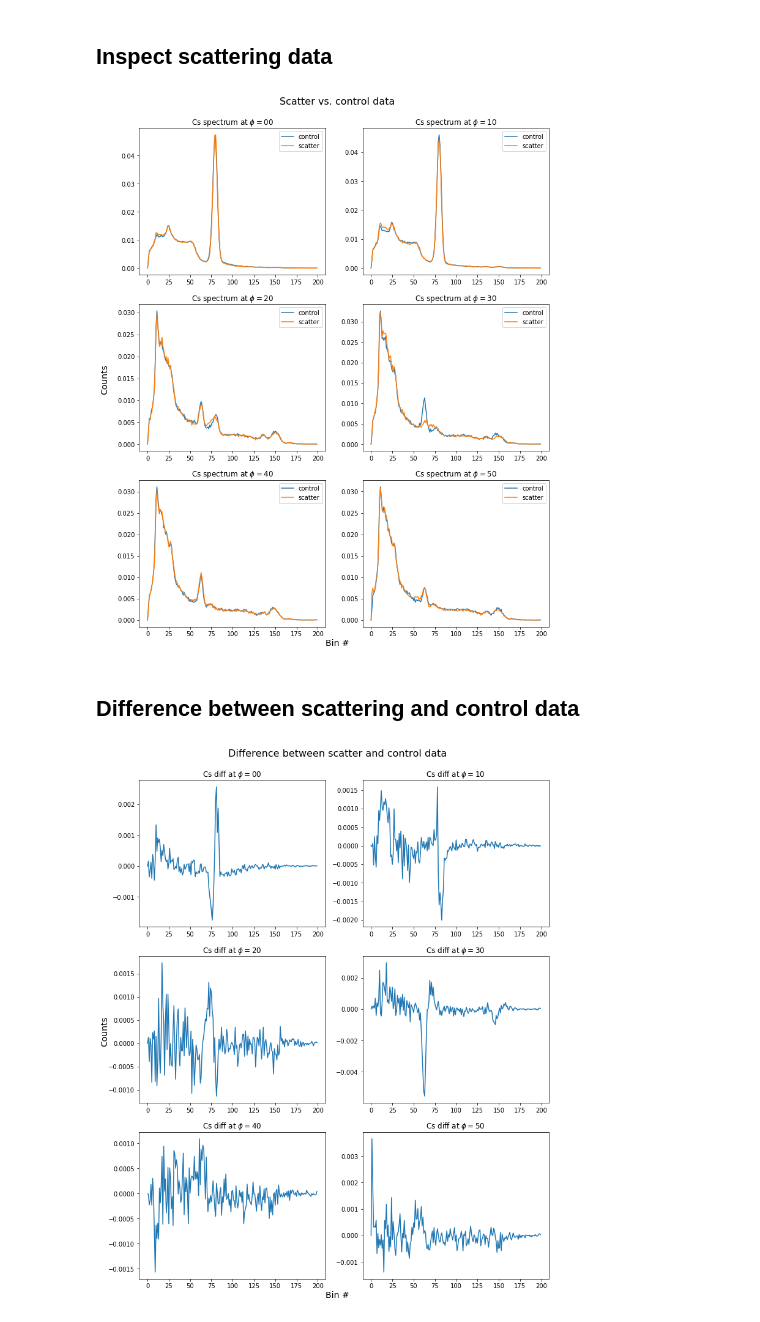
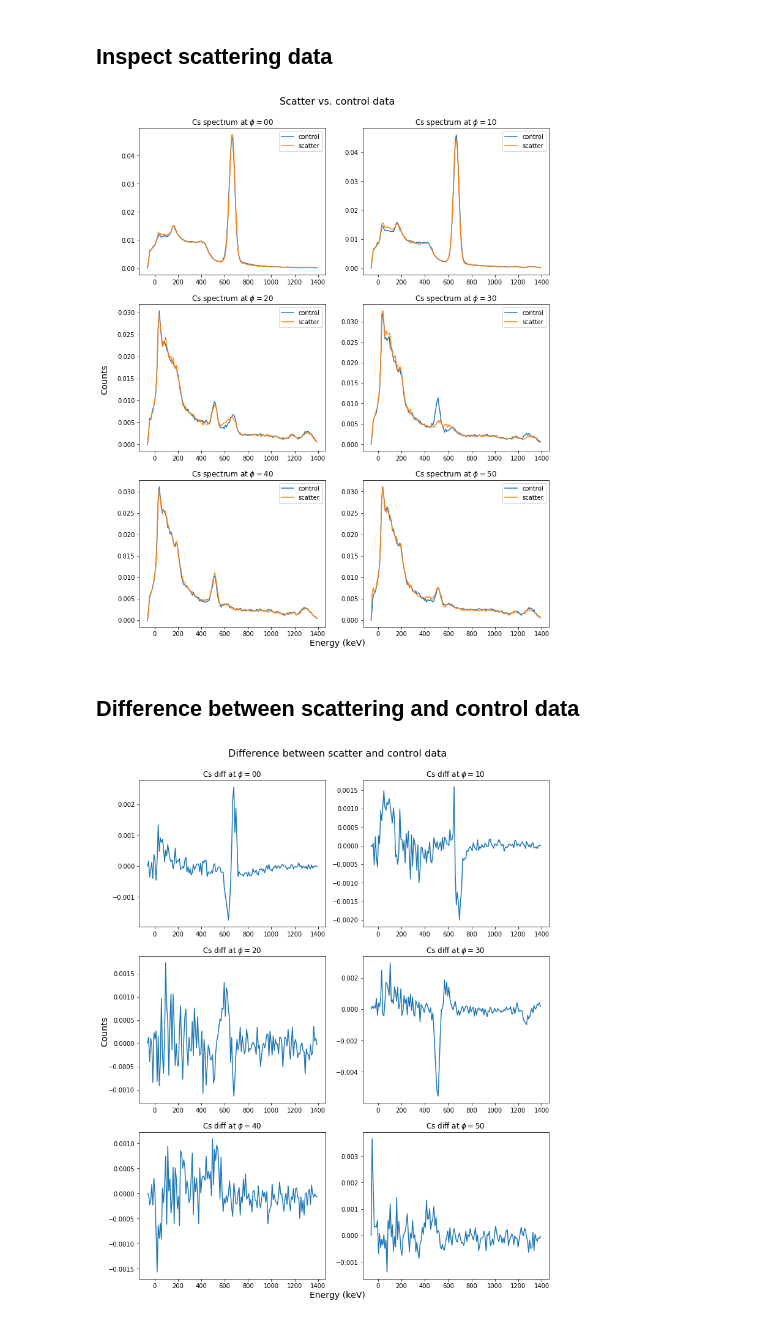
Before and after one commit to greydanus/compton, a Jupyter notebook: analysis.ipynb, the cells around one changed output. Drawn from its saved outputs; the diff is of its cells as text; code cells hidden in the pictures.

```diff
--- a/analysis.ipynb
+++ b/analysis.ipynb
@@ -40,7 +40,7 @@ for a in angles:
 vplots = 1
 hplots = 3
 plot_i = 0
-clip = 200
+clip = 160
 fs = [hplots*6, 3.5*vplots]
 f1 = plt.figure(figsize=fs)
 for v in range(vplots):
@@ -113,7 +113,7 @@ x = np.stack( peaks['cs'] + peaks['co'] + peaks['na'] )
 y = np.stack( peak_energies['cs'] + peak_energies['co'] + peak_energies['na'] )
 slope, intercept, r_value, p_value, std_err = stats.linregress(x,y)
 
-fit_x = np.linspace(0,clip, 5)
+fit_x = np.linspace(0,clip, clip+1)
 fit_y = slope*fit_x + intercept
 
 f2 = plt.figure(figsize=[4,4])
@@ -124,5 +124,5 @@ plt.title("Fitting bin # to energy ($r^2={:.4f}$)".format(r_value**2))
 plt.xlabel("Bin #") ; plt.ylabel("Energy (keV)")
 plt.plot(x, y, 'k*')
 plt.plot(fit_x, fit_y, 'b-', label='best fit')
-plt.show()
+plt.show() ; f2.savefig("./figures/regress.pdf", bbox_inches='tight')
 # %% [output]
@@ -134,12 +134,11 @@ vplots = 3
 hplots = 2
 plot_i = 0
 labels = []
-clip = 200
 fs = [hplots*6, 5*vplots]
 f3 = plt.figure(figsize=fs)
 
 f3.text(0.5, .92, 'Scatter vs. control data', ha='center', va='center', fontsize=16)
-f3.text(0.5, 0.1, 'Bin #', ha='center', va='center', fontsize=14)
+f3.text(0.5, 0.1, 'Energy (keV)', ha='center', va='center', fontsize=14)
 f3.text(0.06, 0.5, 'Counts', ha='center', va='center', rotation='vertical', fontsize=14)
 
 for v in range(vplots):
@@ -148,37 +147,36 @@ for v in range(vplots):
 
         plt.subplot(plot_num)
         plt.title('Cs spectrum at $\phi={}$'.format(angles[plot_i]))
-        plt.plot(control[angles[plot_i]][:clip], label='control')
-        plt.plot(scatter[angles[plot_i]][:clip], label='scatter') ; plt.legend()
+        plt.plot(fit_y[:clip], control[angles[plot_i]][:clip], label='control')
+        plt.plot(fit_y[:clip], scatter[angles[plot_i]][:clip], label='scatter') ; plt.legend()
         plot_i += 1
 
 plt.show() ; f3.savefig("./figures/compare.pdf", bbox_inches='tight')
 # %% [output]
-[figure, old version]
+[figure, new version]
 # %% [markdown]
 ## Difference between scattering and control data
 # %%
 vplots = 3
 hplots = 2
 plot_i = 0
 labels = []
-clip = 200
 fs = [hplots*6, 5*vplots]
 f4 = plt.figure(figsize=fs)
 
 f4.text(0.5, .92, 'Difference between scatter and control data', ha='center', va='center', fontsize=16)
-f4.text(0.5, 0.1, 'Bin #', ha='center', va='center', fontsize=14)
+f4.text(0.5, 0.1, 'Energy (keV)', ha='center', va='center', fontsize=14)
 f4.text(0.06, 0.5, 'Counts', ha='center', va='center', rotation='vertical', fontsize=14)
 
 for v in range(vplots):
     for h in range(hplots):
         plot_num = 100*vplots + 10*hplots + (plot_i+1)
 
         plt.subplot(plot_num)
         plt.title('Cs diff at $\phi={}$'.format(angles[plot_i]))
-        plt.plot((scatter[angles[plot_i]]-control[angles[plot_i]])[:clip])
+        plt.plot(fit_y[:clip], (scatter[angles[plot_i]]-control[angles[plot_i]])[:clip])
         plot_i += 1
 
 plt.show() ; f4.savefig("./figures/diffs.pdf", bbox_inches='tight')
 # %% [output]
-[figure, old version]
+[figure, new version]
```
Also changed, not shown: parts of 3 cells of this notebook, 4 other files.
